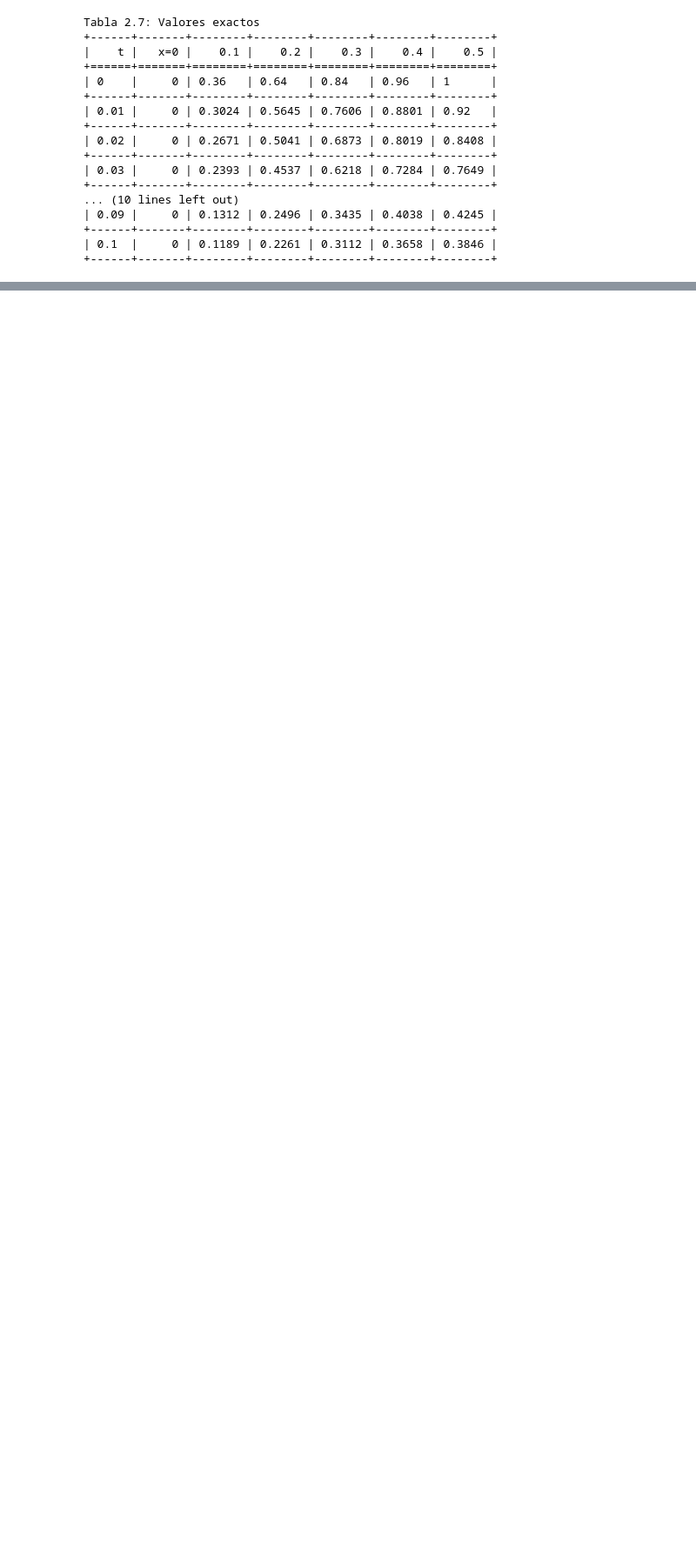
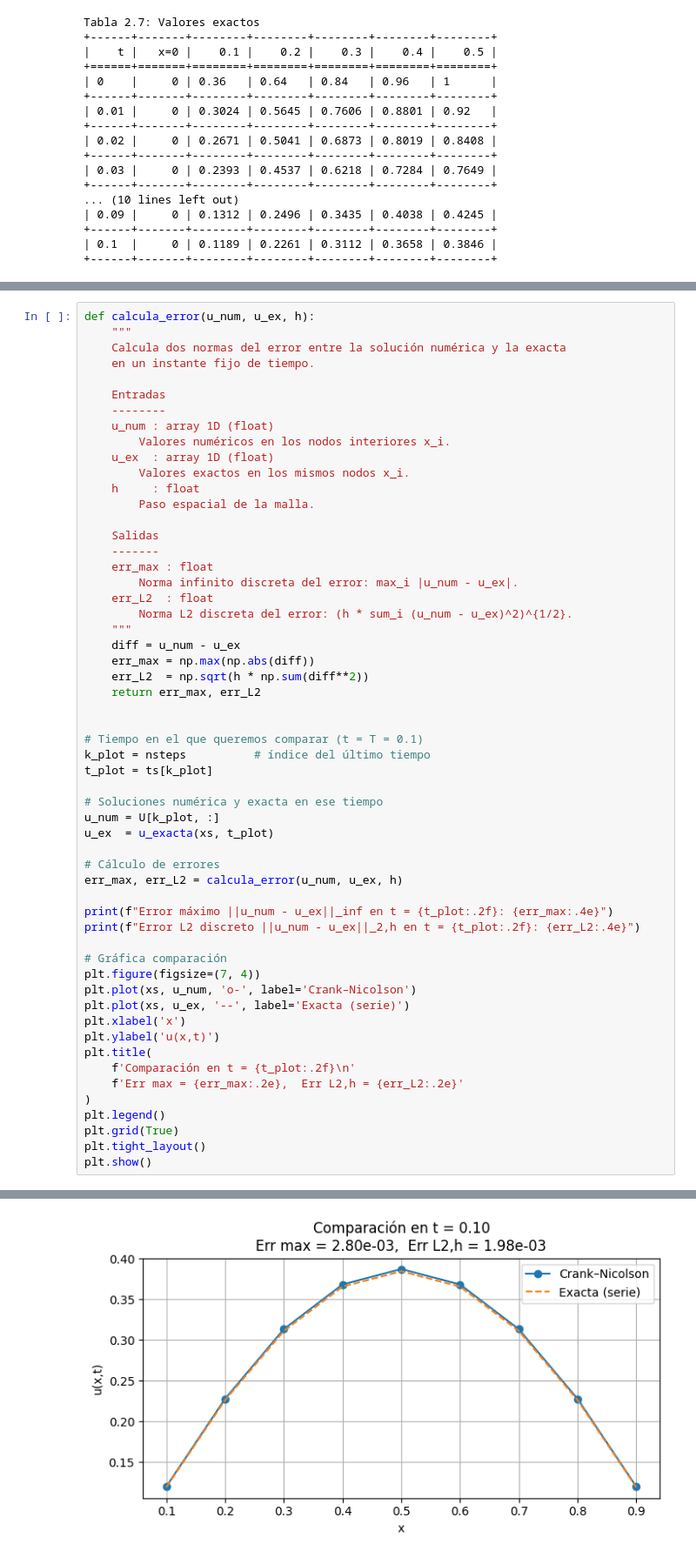
Before and after one commit to LuisEduardoRB/EDP-II, a Jupyter notebook: Método_implícito_de_Crank_nicolson.ipynb, the cells around one changed output, grey strips where cells are left out. Shown at 87% size. Saved outputs shown, nothing was run; the diff lists cells and outputs as text; blank space fills up the shorter version.

```diff
--- a/Método_implícito_de_Crank_nicolson.ipynb
+++ b/Método_implícito_de_Crank_nicolson.ipynb
@@ -389,0 +413,57 @@ plt.show()
+# %%
+def calcula_error(u_num, u_ex, h):
+    """
+    Calcula dos normas del error entre la solución numérica y la exacta
+    en un instante fijo de tiempo.
+
+    Entradas
+    --------
+    u_num : array 1D (float)
+        Valores numéricos en los nodos interiores x_i.
+    u_ex  : array 1D (float)
+        Valores exactos en los mismos nodos x_i.
+    h     : float
+        Paso espacial de la malla.
+
+    Salidas
+    -------
+    err_max : float
+        Norma infinito discreta del error: max_i |u_num - u_ex|.
+    err_L2  : float
+        Norma L2 discreta del error: (h * sum_i (u_num - u_ex)^2)^{1/2}.
+    """
+    diff = u_num - u_ex
+    err_max = np.max(np.abs(diff))
+    err_L2  = np.sqrt(h * np.sum(diff**2))
+    return err_max, err_L2
+
+
+# Tiempo en el que queremos comparar (t = T = 0.1)
+k_plot = nsteps          # índice del último tiempo
+t_plot = ts[k_plot]
+
+# Soluciones numérica y exacta en ese tiempo
+u_num = U[k_plot, :]
+u_ex  = u_exacta(xs, t_plot)
+
+# Cálculo de errores
+err_max, err_L2 = calcula_error(u_num, u_ex, h)
+
+print(f"Error máximo ||u_num - u_ex||_inf en t = {t_plot:.2f}: {err_max:.4e}")
+print(f"Error L2 discreto ||u_num - u_ex||_2,h en t = {t_plot:.2f}: {err_L2:.4e}")
+
+# Gráfica comparación
+plt.figure(figsize=(7, 4))
+plt.plot(xs, u_num, 'o-', label='Crank–Nicolson')
+plt.plot(xs, u_ex, '--', label='Exacta (serie)')
+plt.xlabel('x')
+plt.ylabel('u(x,t)')
+plt.title(
+    f'Comparación en t = {t_plot:.2f}\n'
+    f'Err max = {err_max:.2e},  Err L2,h = {err_L2:.2e}'
+)
+plt.legend()
+plt.grid(True)
+plt.tight_layout()
+plt.show()
+# %% [output]
@@ -390,3 +472,4 @@ plt.show()
+[figure, added]
 # %% [markdown]
 ## 12. Gráfico de contornos de \(u(x,t)\)
 
```
Also changed, not shown: parts of 9 cells of this notebook.
